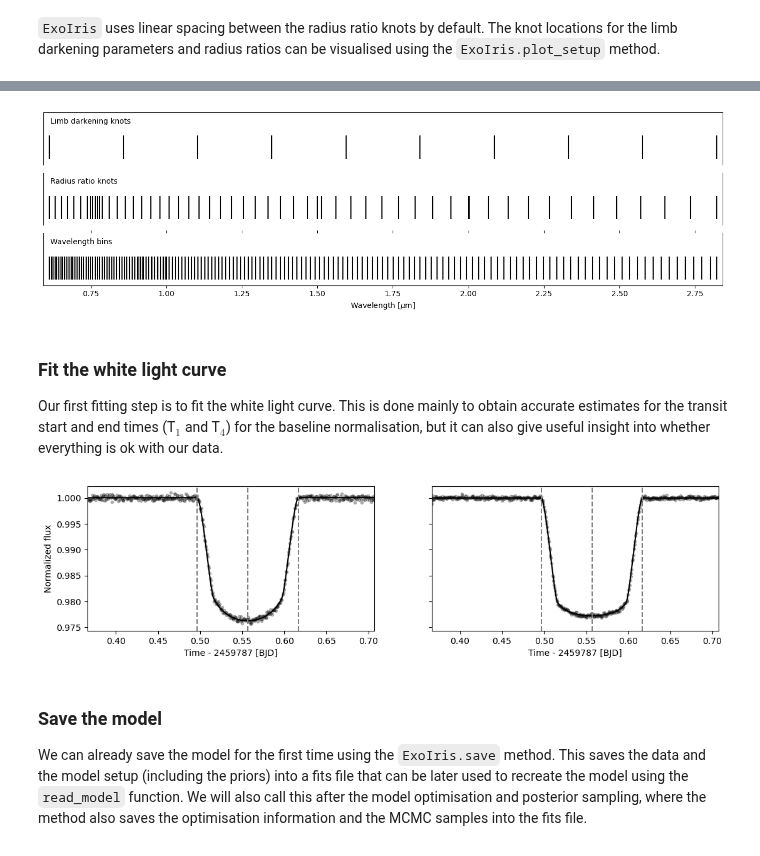
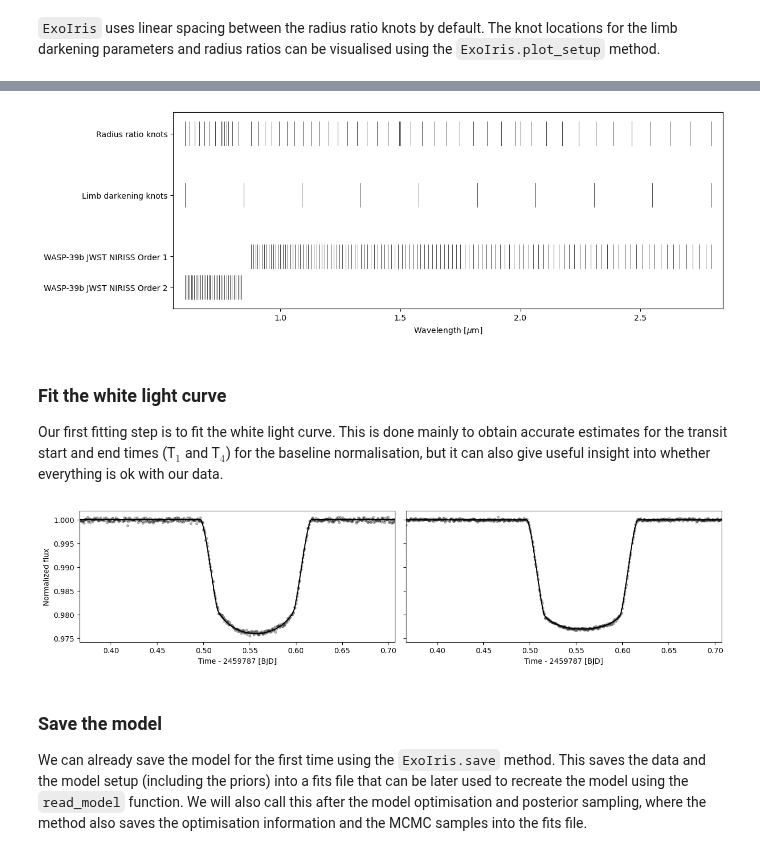
Before and after one commit to hpparvi/ExoIris, a Jupyter notebook: doc/source/examples/e01/01a_not_so_short_intro.ipynb, the cells around one changed output, grey strips where cells are left out. Drawn from its saved outputs; the diff is of its cells as text; code cells hidden in the pictures.

```diff
--- a/doc/source/examples/e01/01a_not_so_short_intro.ipynb
+++ b/doc/source/examples/e01/01a_not_so_short_intro.ipynb
@@ -64,0 +54,8 @@ d1.plot_white(ax=axs[1]);
+# %%
+d1 = read_data('data/nirHiss_order_1.h5', "WASP-39b JWST NIRISS Order 1", noise_group=0, n_baseline=5)
+d1.crop_wavelength(0.86, 2.8)
+d1.mask_outliers(8)
+
+fig, axs = subplots(1, 2, constrained_layout=True)
+d1.plot(ax=axs[0])
+d1.plot_white(ax=axs[1]);
@@ -82,9 +81,9 @@ Ephemeris(zero_epoch=2459783.5015, period=4.0552842, duration=0.13)
 # %% [markdown]
 Next, we read the order 2 light curves, remove the strong outliers, and crop the data using the `TSData.crop_wavelength` method to remove the very noisy red part of the spectrum. After this, we again mask the transit and normalise the light curves. However, this time we can use the order 1 `Ephemeris` object to set the mask.
 # %%
-d2 = read_data('data/nirHiss_order_2.h5', "WASP-39b JWST NIRISS Order 2", noise_group='Order 2', n_baseline=5)
-d2.remove_outliers()
-d2.crop_wavelength(0.61, 1.0)
+d2 = read_data('data/nirHiss_order_2.h5', "WASP-39b JWST NIRISS Order 2", noise_group=1, n_baseline=5)
+d2.mask_outliers(5)
+d2.crop_wavelength(0.6, 0.84)
 d2.mask_transit(ephemeris=d1.ephemeris)
 d2.normalize_to_poly()
 
@@ -151,7 +150,7 @@ The first thing we need to do at the beginning of the analysis is to set priors
 
 We set the priors using the `ExoIris.set_prior` method that takes the parameter name as its first argument, the prior as its second argument, and the prior parameters as optional additional arguments. The prior can be any object with `logpdf(x)` and `rvs(n)` methods, where `x` should be allowed to be either a scalar or an array and `n` an integer, but you can also use shortcut strings for normal priors (`NP`) and uniform priors (`UP`).
 # %%
-ts.set_prior('tc', 'NP', 2459694.286, 0.003)
+ts.set_prior('tc_00', 'NP', 2459694.286, 0.003)
 ts.set_prior('p', 'NP', 4.05487, 1e-5)
 # %%
 ts.ps[:10]
@@ -300,11 +295,16 @@ ts.plot_setup();
 # %%
 ts.set_radius_ratio_knots(geomspace(ts.data.wlmin, ts.data.wlmax, 50))
 ts.create_dense_radius_ratio_block(0.768-0.02, 0.768+0.02)
 ts.add_radius_ratio_knots([1.5, 2.0])
+
+knots = ts.k_knots.copy()
+m = (knots > ts.data[0].bbox_wl[1]) & (knots < ts.data[1].bbox_wl[0])
+ts.set_radius_ratio_knots(knots[~m])
+
 ts.set_prior('radius ratios', 'UP', 0.14, 0.15)
 ts.plot_setup();
 # %% [output]
-[figure, old version]
+[figure, new version]
 # %% [markdown]
 ### Fit the white light curve
 
@@ -314,7 +314,7 @@ ts.fit_white()
 # %%
 ax = ts.plot_white(figsize=(13,3))
 # %% [output]
-[figure, old version]
+[figure, new version]
 # %% [markdown]
 ### Save the model
 
```
Also changed, not shown: parts of 31 cells of this notebook.
